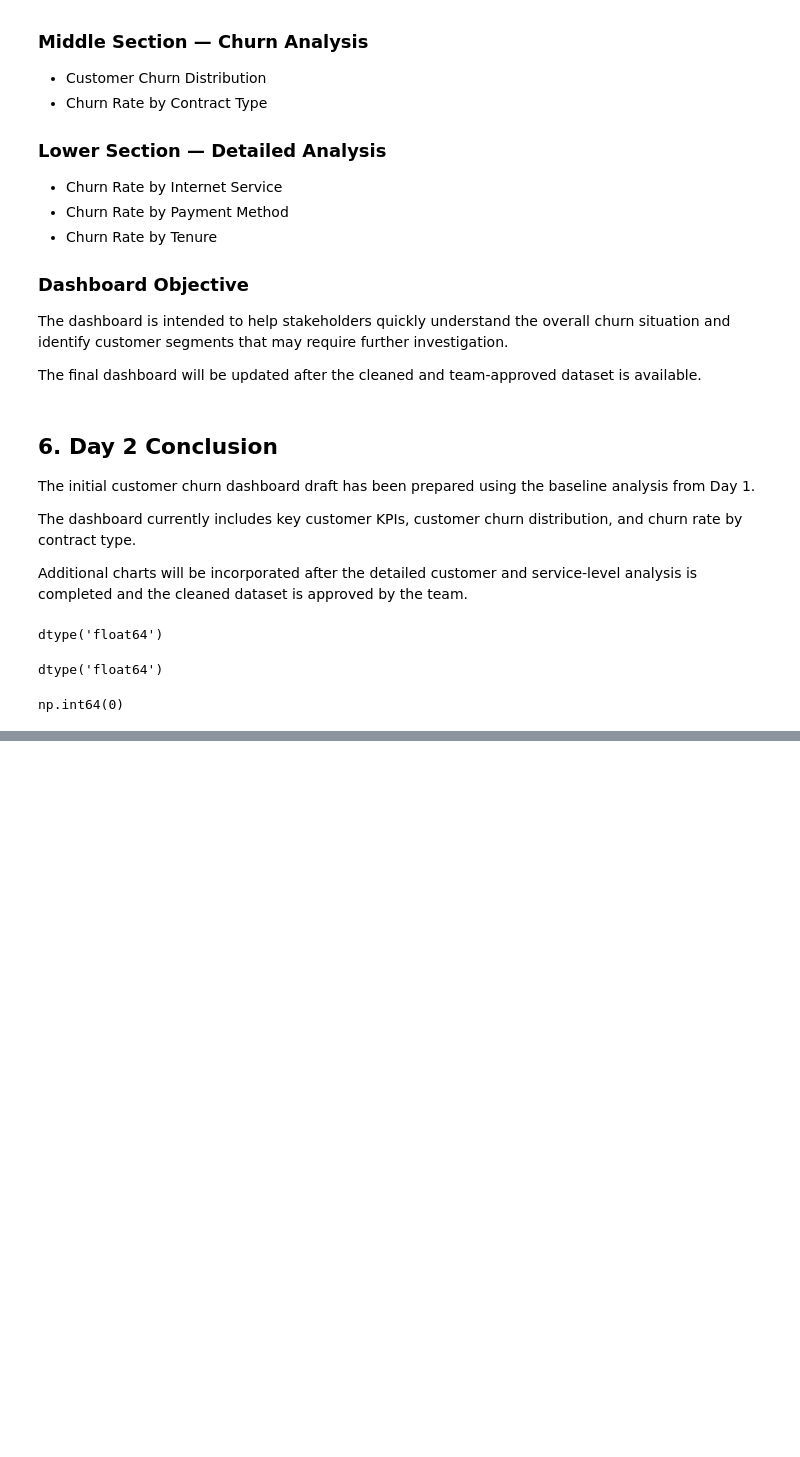
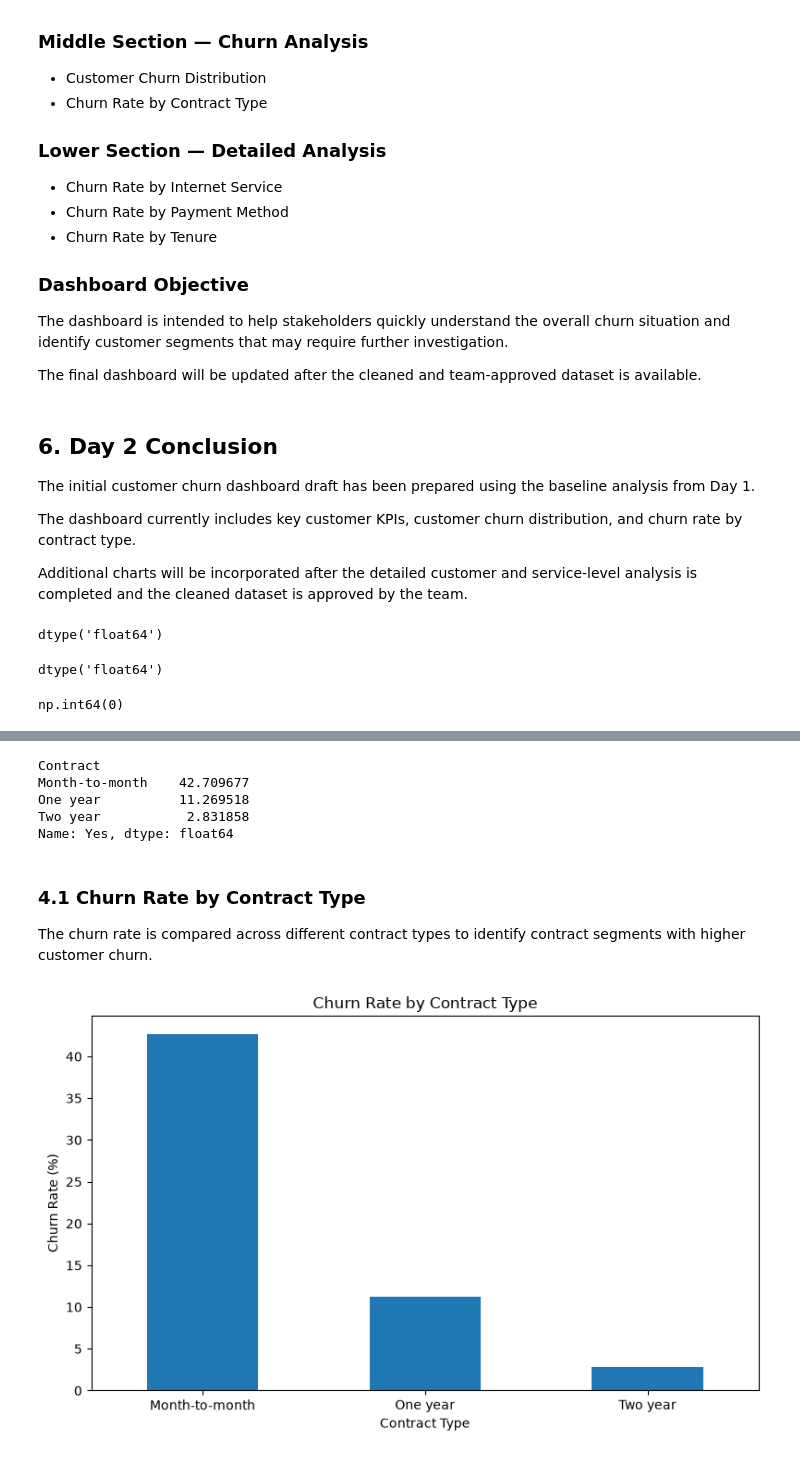
Before and after one commit to sagarsiddharth09-blip/customer-churn-LTV-engine, a Jupyter notebook: Akshay_Baseline_Analytics.ipynb, the cells around one changed output, grey strips where cells are left out. Cells and saved outputs as stored; diff of their text form; code cells hidden in the pictures; blank space fills up the shorter version.

Commit message:
Add Day 3 churn segment analysis

```diff
--- a/Akshay_Baseline_Analytics.ipynb
+++ b/Akshay_Baseline_Analytics.ipynb
@@ -567,0 +801,10 @@ np.int64(0)
+# %%
+# Calculate churn rate by contract type
+
+contract_churn = pd.crosstab(
+    df["Contract"],
+    df["Churn"],
+    normalize="index"
+) * 100
+
+contract_churn
@@ -567,0 +817,32 @@ np.int64(0)
+# %%
+# Extract churn percentage for each contract type
+
+contract_churn_rate = contract_churn["Yes"].sort_values(ascending=False)
+
+contract_churn_rate
+# %% [output]
+Contract
+Month-to-month    42.709677
+One year          11.269518
+Two year           2.831858
+Name: Yes, dtype: float64
+# %% [markdown]
+### 4.1 Churn Rate by Contract Type
+
+The churn rate is compared across different contract types to identify contract segments with higher customer churn.
+# %%
+# Plot churn rate by contract type
+
+plt.figure(figsize=(8, 5))
+
+contract_churn_rate.plot(kind="bar")
+
+plt.title("Churn Rate by Contract Type")
+plt.xlabel("Contract Type")
+plt.ylabel("Churn Rate (%)")
+plt.xticks(rotation=0)
+
+plt.tight_layout()
+plt.show()
+# %% [output]
+[figure, added]
```
Also changed, not shown: parts of 53 cells of this notebook.
